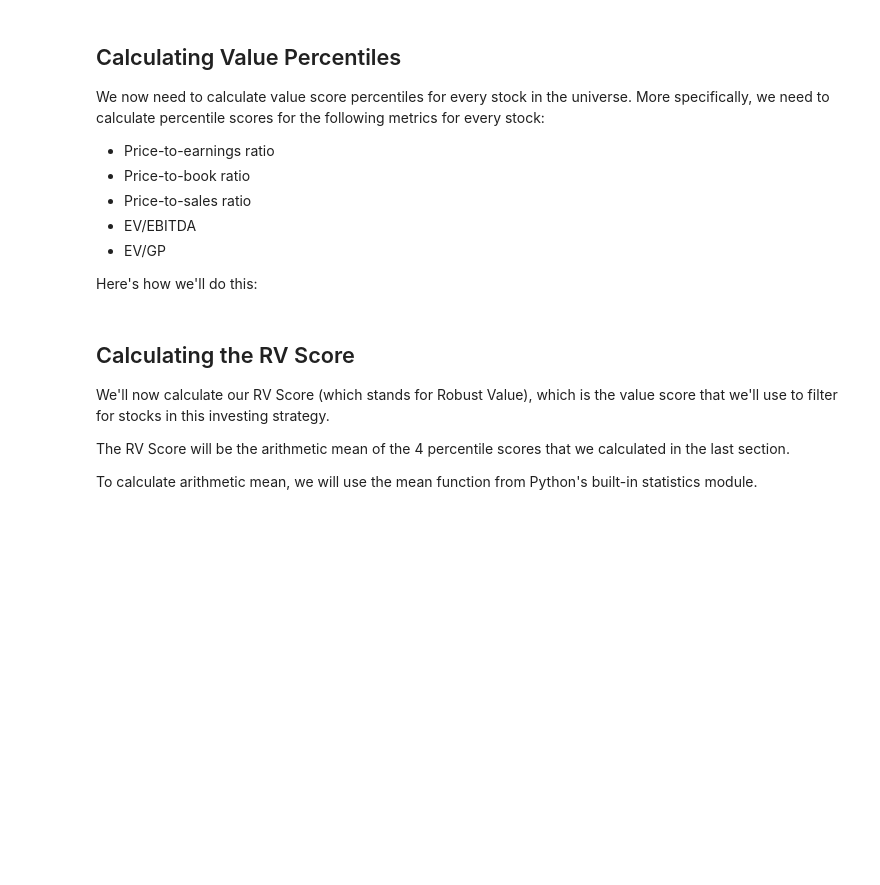
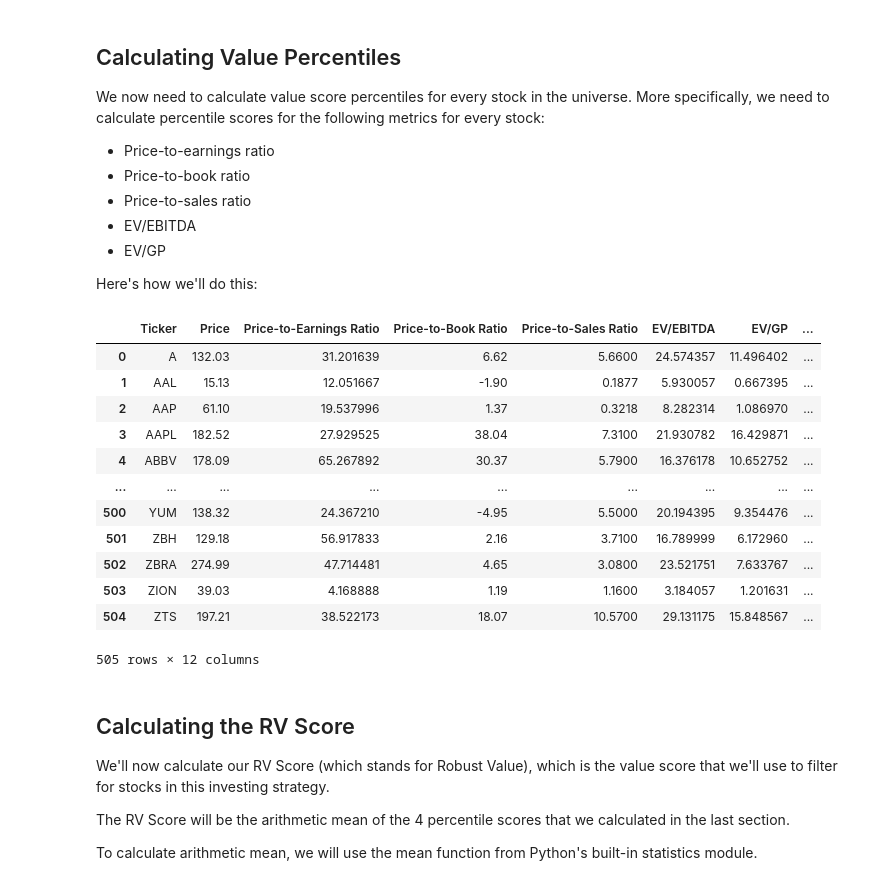
Before and after one commit to GirardT/algorithmic-trading-python, a Jupyter notebook: starter_files/003_quantitative_value_strategy.ipynb, the cells around one changed output. Drawn from its saved outputs; the diff is of its cells as text; code cells hidden in the pictures; blank space fills up the shorter version.

```diff
--- a/starter_files/003_quantitative_value_strategy.ipynb
+++ b/starter_files/003_quantitative_value_strategy.ipynb
@@ -183,6 +390,46 @@ We now need to calculate value score percentiles for every stock in the universe
 * EV/GP
 
 Here's how we'll do this:
+# %%
+metrics = {
+            'Price-to-Earnings Ratio': 'PE Percentile',
+            'Price-to-Book Ratio':'PB Percentile',
+            'Price-to-Sales Ratio': 'PS Percentile',
+            'EV/EBITDA':'EV/EBITDA Percentile',
+            'EV/GP':'EV/GP Percentile'
+}
+
+new_df4 = pd.DataFrame()
+for i in range(0, len(df.index)):
+    new_df3 = pd.DataFrame()
+    for metric in metrics:
+        new_df = pd.DataFrame(
+                [[
+                    stats.percentileofscore(df[f'{metric}'],df.loc[i,f'{metric}'], nan_policy='omit')/100,
+                ]],
+                columns=[metrics[metric]]
+            )
+
+        new_df3 = pd.concat([new_df3, new_df], axis="columns")
+
+    new_df4 = pd.concat([new_df4, new_df3], ignore_index=True)
+
+df = df.join(new_df4)
+df
+# %% [output]
+|  | Ticker | Price | Price-to-Earnings Ratio | Price-to-Book Ratio | Price-to-Sales Ratio | EV/EBITDA | EV/GP | ... |
+| 0 | A | 132.03 | 31.201639 | 6.62 | 5.6600 | 24.574357 | 11.496402 | ... |
+| 1 | AAL | 15.13 | 12.051667 | -1.90 | 0.1877 | 5.930057 | 0.667395 | ... |
+| 2 | AAP | 61.10 | 19.537996 | 1.37 | 0.3218 | 8.282314 | 1.086970 | ... |
+| 3 | AAPL | 182.52 | 27.929525 | 38.04 | 7.3100 | 21.930782 | 16.429871 | ... |
+| 4 | ABBV | 178.09 | 65.267892 | 30.37 | 5.7900 | 16.376178 | 10.652752 | ... |
+| ... | ... | ... | ... | ... | ... | ... | ... | ... |
+| 500 | YUM | 138.32 | 24.367210 | -4.95 | 5.5000 | 20.194395 | 9.354476 | ... |
+| 501 | ZBH | 129.18 | 56.917833 | 2.16 | 3.7100 | 16.789999 | 6.172960 | ... |
+| 502 | ZBRA | 274.99 | 47.714481 | 4.65 | 3.0800 | 23.521751 | 7.633767 | ... |
+| 503 | ZION | 39.03 | 4.168888 | 1.19 | 1.1600 | 3.184057 | 1.201631 | ... |
+| 504 | ZTS | 197.21 | 38.522173 | 18.07 | 10.5700 | 29.131175 | 15.848567 | ... |
+505 rows × 12 columns
 # %% [markdown]
 ## Calculating the RV Score
 We'll now calculate our RV Score (which stands for Robust Value), which is the value score that we'll use to filter for stocks in this investing strategy.
```
Also changed, not shown: parts of 24 cells of this notebook, 1 other file.
